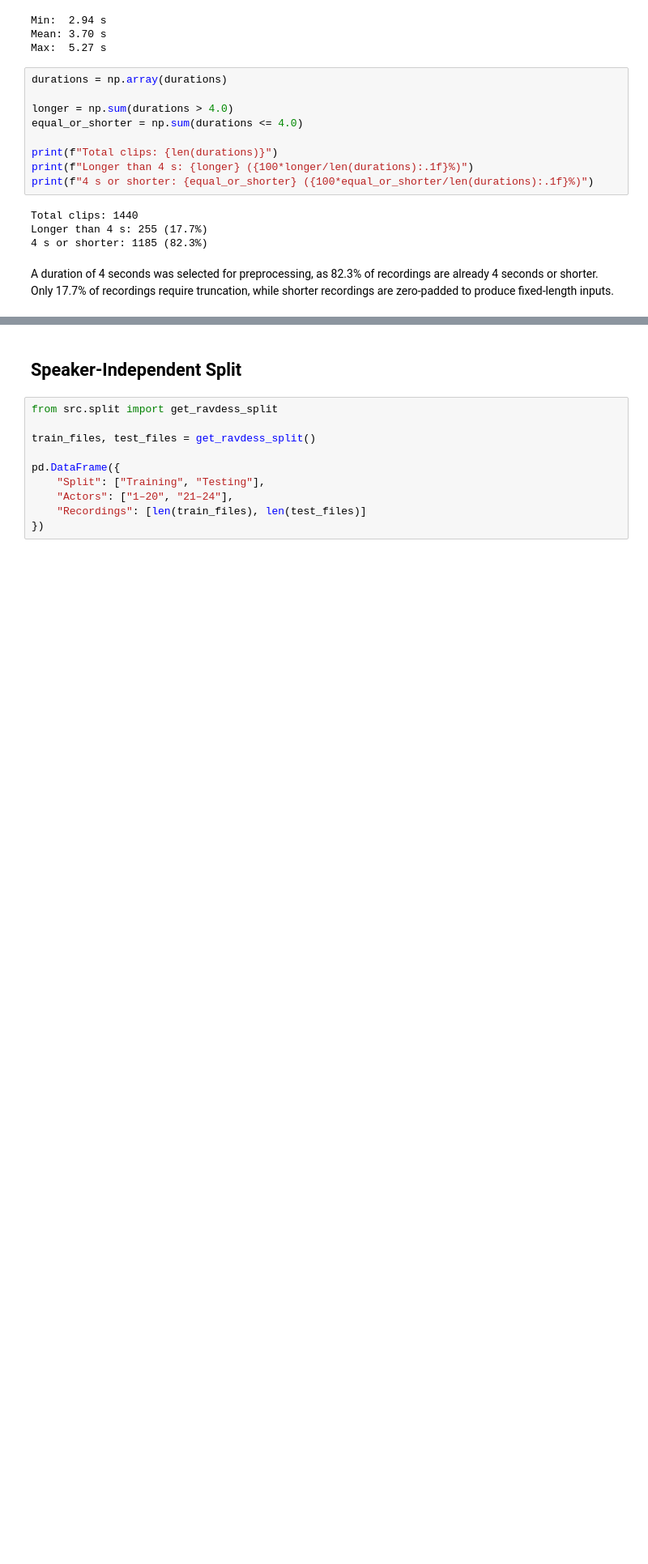
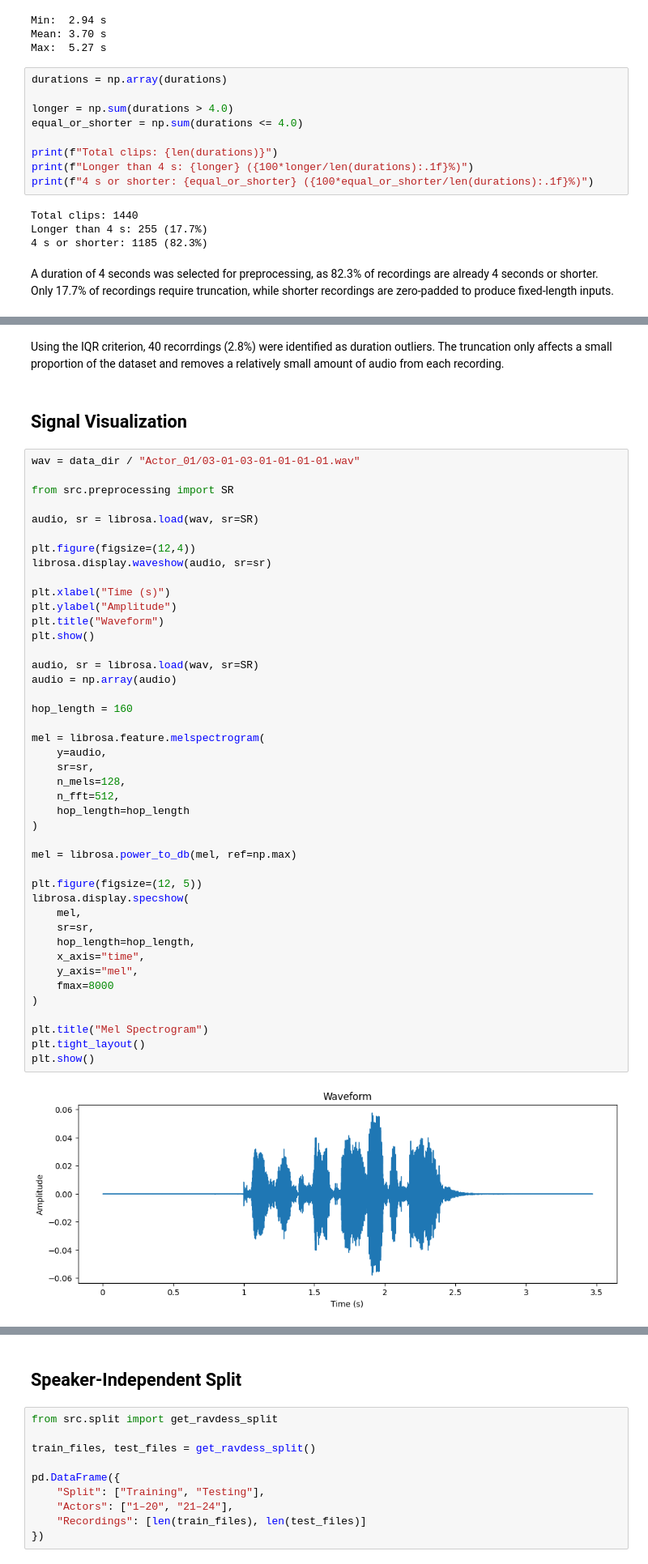
Before and after one commit to silazemli/emotion-recognition, a Jupyter notebook: eda.ipynb, the cells around one changed output, grey strips where cells are left out. Shown at 81% size. Saved outputs shown, nothing was run; the diff lists cells and outputs as text; blank space fills up the shorter version.

```diff
--- a/eda.ipynb
+++ b/eda.ipynb
@@ -102,0 +145,49 @@ A duration of 4 seconds was selected for preprocessing, as 82.3% of recordings a
+# %% [markdown]
+Using the IQR criterion, 40 recorrdings (2.8%) were identified as duration outliers. The truncation only affects a small proportion of the dataset and removes a relatively small amount of audio from each recording.
+# %% [markdown]
+## Signal Visualization
+# %%
+wav = data_dir / "Actor_01/03-01-03-01-01-01-01.wav"
+
+from src.preprocessing import SR
+
+audio, sr = librosa.load(wav, sr=SR)
+
+plt.figure(figsize=(12,4))
+librosa.display.waveshow(audio, sr=sr)
+
+plt.xlabel("Time (s)")
+plt.ylabel("Amplitude")
+plt.title("Waveform")
+plt.show()
+
+audio, sr = librosa.load(wav, sr=SR)
+audio = np.array(audio)
+
+hop_length = 160
+
+mel = librosa.feature.melspectrogram(
+    y=audio,
+    sr=sr,
+    n_mels=128,
+    n_fft=512,
+    hop_length=hop_length
+)
+
+mel = librosa.power_to_db(mel, ref=np.max)
+
+plt.figure(figsize=(12, 5))
+librosa.display.specshow(
+    mel,
+    sr=sr,
+    hop_length=hop_length,
+    x_axis="time",
+    y_axis="mel",
+    fmax=8000
+)
+
+plt.title("Mel Spectrogram")
+plt.tight_layout()
+plt.show()
+# %% [output]
+[figure, added]
```
Also changed, not shown: parts of 6 cells of this notebook, 2 other files.
